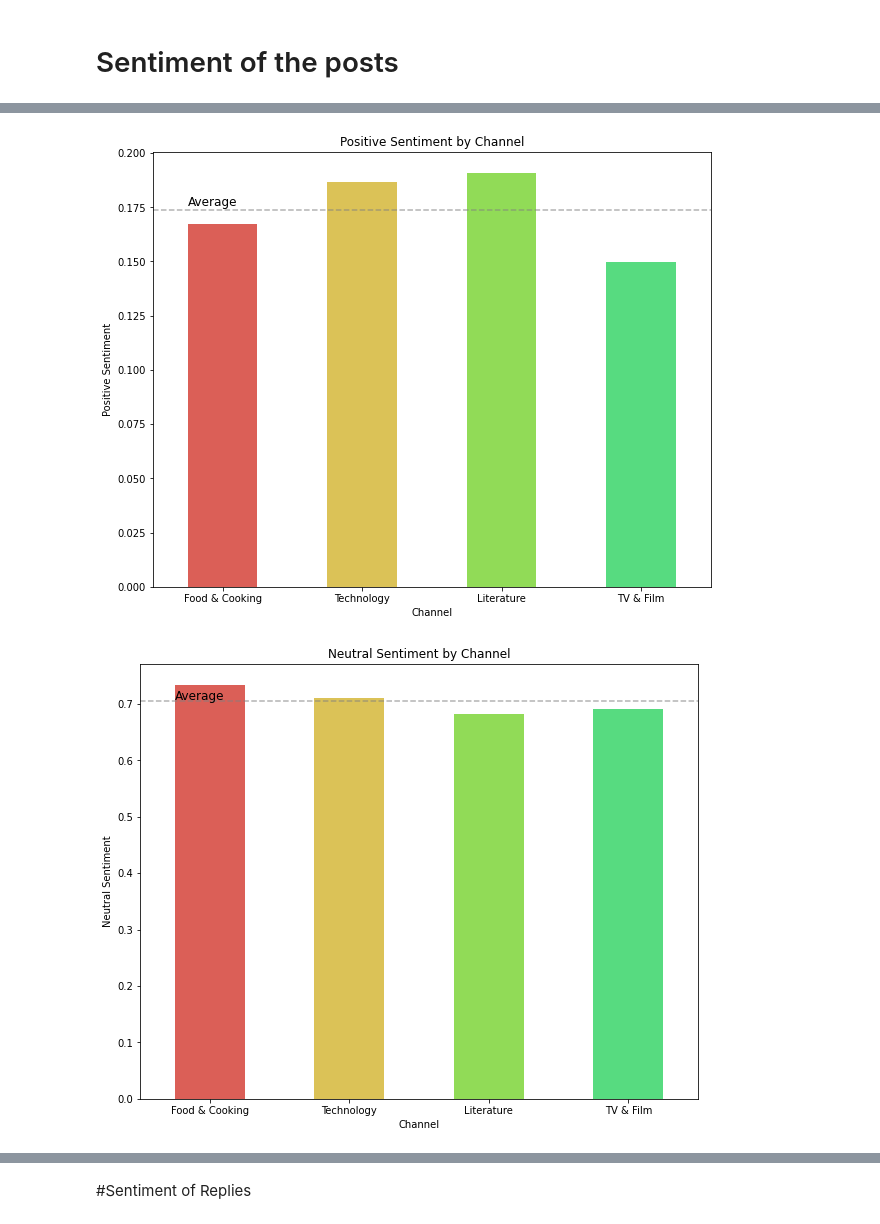
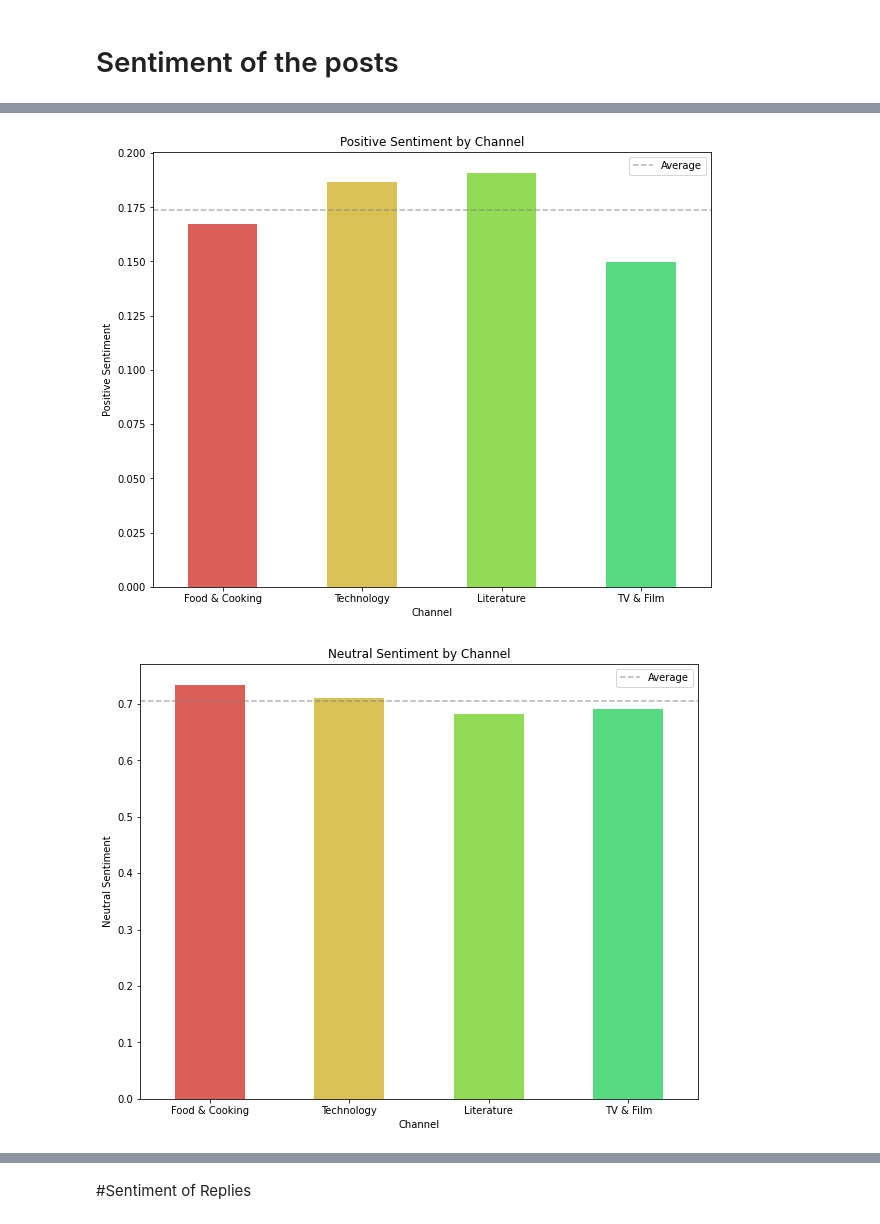
Before and after one commit to shashank-r97/Predict-air-pollution-index, a Jupyter notebook: Specturm_V2.ipynb, the cells around one changed output, grey strips where cells are left out. Saved outputs shown, nothing was run; the diff lists cells and outputs as text; code cells hidden in the pictures.

```diff
--- a/Specturm_V2.ipynb
+++ b/Specturm_V2.ipynb
@@ -324,31 +324,31 @@ Wall time: 384 ms
 # %%
 plt.figure(figsize = (10,8))
 ax = plt.gca()
 df.groupby('label')['text_pos'].mean().plot(kind = 'bar', ax = ax, rot = 0, color = sns.color_palette("hls", 8))
-plt.axhline(y = df['text_pos'].mean(), linestyle = '--', color = 'grey', alpha = 0.6)
-plt.text(x=-0.25, y = df['text_pos'].mean()+.002, s = 'Average', fontsize = 12)
+plt.axhline(y = df['text_pos'].mean(), linestyle = '--', color = 'grey', alpha = 0.6, label = 'Average')
 vals = ax.get_xticks()
 ax.set_xticklabels(['Food & Cooking', 'Technology', 'Literature', 'TV & Film'])
 plt.xlabel('Channel')
 plt.ylabel("Positive Sentiment")
 plt.title('Positive Sentiment by Channel')
+plt.legend(['Average'])
 plt.show()
 # %% [output]
-[figure, old version]
+[figure, new version]
 # %%
 plt.figure(figsize = (10,8))
 ax = plt.gca()
 df.groupby('label')['text_neu'].mean().plot(kind = 'bar', ax = ax, rot = 0, color = sns.color_palette("hls", 8))
-plt.axhline(y = df['text_neu'].mean(), linestyle = '--', color = 'grey', alpha = 0.6)
-plt.text(x=-0.25, y = df['text_neu'].mean()+.002, s = 'Average', fontsize = 12)
+plt.axhline(y = df['text_neu'].mean(), linestyle = '--', color = 'grey', alpha = 0.6, label = 'Average')
 vals = ax.get_xticks()
 ax.set_xticklabels(['Food & Cooking', 'Technology', 'Literature', 'TV & Film'])
 plt.xlabel('Channel')
 plt.ylabel("Neutral Sentiment")
 plt.title('Neutral Sentiment by Channel')
+plt.legend(['Average'])
 plt.show()
 # %% [output]
-[figure, old version]
+[figure, new version]
 # %%
 plt.figure(figsize = (10,8))
 ax = plt.gca()
```
Also changed, not shown: parts of 19 cells of this notebook.
